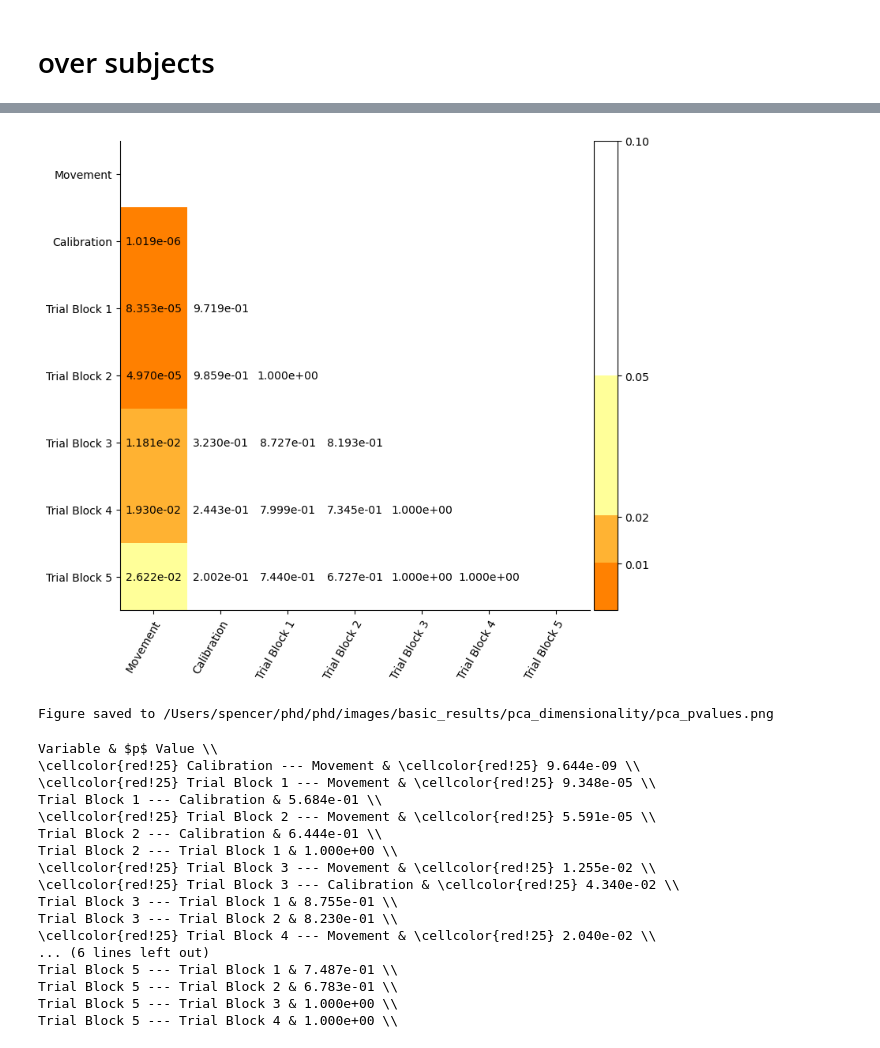
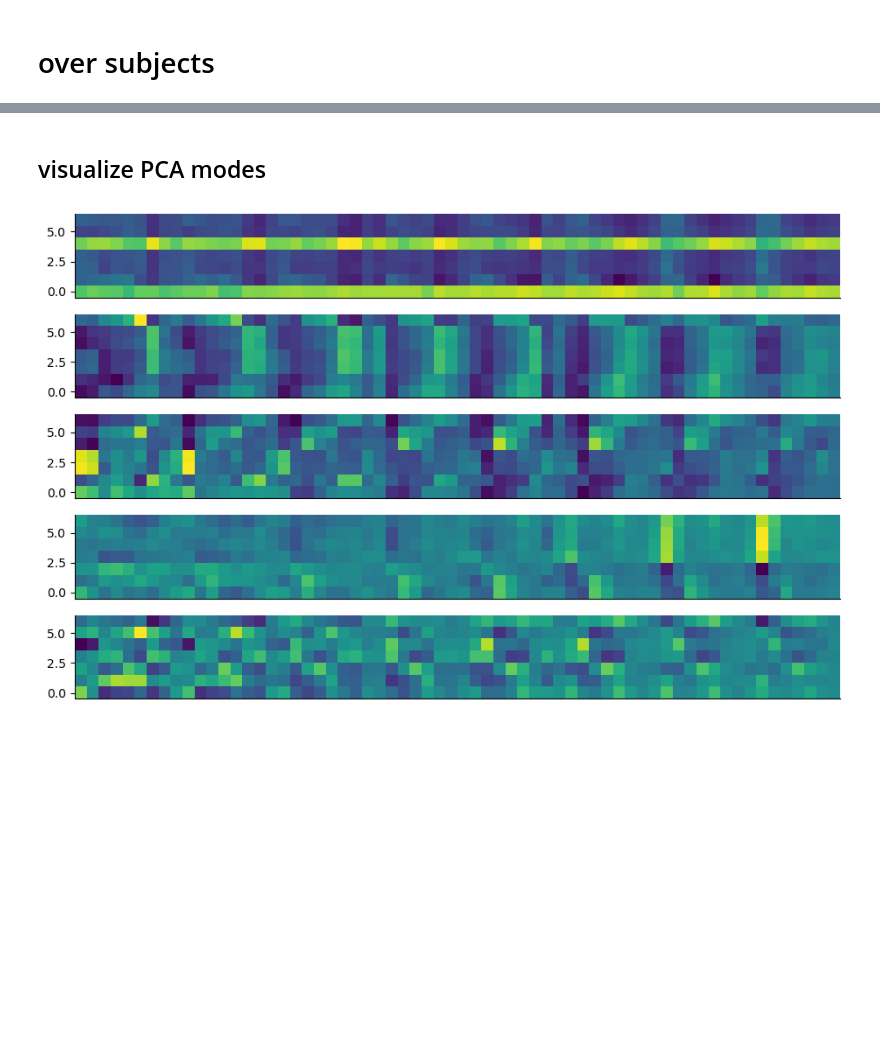
Before and after one commit to spewil/phd, a Jupyter notebook: analysis/notebooks/_basic_results/PCA_dimensionality.ipynb, the cells around one changed output, grey strips where cells are left out. Saved outputs shown, nothing was run; the diff lists cells and outputs as text; code cells hidden in the pictures; blank space fills up the shorter version.

```diff
--- a/analysis/notebooks/_basic_results/PCA_dimensionality.ipynb
+++ b/analysis/notebooks/_basic_results/PCA_dimensionality.ipynb
@@ -155,37 +173,34 @@ result = tukey_hsd(*(np.array(top_svs).T))
-# %%
-pvalue_array_fig, _ = plot.annotated_heatmap(result.pvalue,labels,labels)
-# %% [output]
-[figure, removed]
-# %%
-plot.save_figure(pvalue_array_fig, "pca_pvalues",image_path,format="png")
-# %% [output]
-Figure saved to /Users/spencer/phd/phd/images/basic_results/pca_dimensionality/pca_pvalues.png
-# %%
-indices = list(zip(*np.tril_indices(7)))
-pvalues =  np.array(result.pvalue)
-print("Variable & $p$ Value \\\\")
-for idx in indices:
-    val = pvalues[idx[0],idx[1]]
-    if idx[0] != idx[1]:
-        if val < 0.05:
-            print("\cellcolor{red!25}", labels[idx[0]], "---", labels[idx[1]], "&", "\cellcolor{red!25}", plot.format_scientific(val),"\\\\")
-        else:
-            print(labels[idx[0]], "---", labels[idx[1]], "&", plot.format_scientific(val),"\\\\")
-# %% [output]
-Variable & $p$ Value \\
-\cellcolor{red!25} Calibration --- Movement & \cellcolor{red!25} 9.644e-09 \\
-\cellcolor{red!25} Trial Block 1 --- Movement & \cellcolor{red!25} 9.348e-05 \\
-Trial Block 1 --- Calibration & 5.684e-01 \\
-\cellcolor{red!25} Trial Block 2 --- Movement & \cellcolor{red!25} 5.591e-05 \\
-Trial Block 2 --- Calibration & 6.444e-01 \\
-Trial Block 2 --- Trial Block 1 & 1.000e+00 \\
-\cellcolor{red!25} Trial Block 3 --- Movement & \cellcolor{red!25} 1.255e-02 \\
-\cellcolor{red!25} Trial Block 3 --- Calibration & \cellcolor{red!25} 4.340e-02 \\
-Trial Block 3 --- Trial Block 1 & 8.755e-01 \\
-Trial Block 3 --- Trial Block 2 & 8.230e-01 \\
-\cellcolor{red!25} Trial Block 4 --- Movement & \cellcolor{red!25} 2.040e-02 \\
-... (6 lines left out)
-Trial Block 5 --- Trial Block 1 & 7.487e-01 \\
-Trial Block 5 --- Trial Block 2 & 6.783e-01 \\
-Trial Block 5 --- Trial Block 3 & 1.000e+00 \\
-Trial Block 5 --- Trial Block 4 & 1.000e+00 \\
+# %% [markdown]
+## visualize PCA modes
+# %%
+subject_idx = 24
+chunk_indices = list(zip(np.arange(0,45,9),np.arange(9,46,9)))
+
+movement_stack = np.load("../subject_filtered_movement_stacks.npy")[subject_idx]
+calibration_stack = np.load("../subject_filtered_calibration_stacks.npy")[subject_idx]
+trial_stack = np.load(f"../filtered_stacks/filtered_stack_{subject_idx}.npy")
+
+movement_samples = analysis.remove_nan_rows(movement_stack.transpose(0,1,3,2).reshape(-1,64))
+calibration_samples = analysis.remove_nan_rows(calibration_stack.transpose(0,1,3,2).reshape(-1,64))
+
+trial_chunks = []
+for start, end in chunk_indices:
+    s = trial_stack.transpose(0,1,3,2)[start:end].reshape(-1,64)
+    ns = analysis.remove_nan_rows(s)
+    trial_chunks.append(ns)
+
+# with log
+movement_pca = PCA().fit(analysis.log_emg_data(movement_samples))
+calibration_pca = PCA().fit(analysis.log_emg_data(calibration_samples))
+chunk_pcas = []
+for chunk in trial_chunks:
+    chunk_pcas.append(PCA().fit(analysis.log_emg_data(chunk)))
+# %%
+N = 5
+fig, axes = plt.subplots(N,1)
+for i in range(N):
+    comps = np.concatenate([movement_pca.components_[i].reshape(1,64),calibration_pca.components_[i].reshape(1,64)] + [c.components_[i].reshape(1,64) for c in chunk_pcas])
+    axes[i].imshow(comps,origin="lower")
+    axes[i].set_xticks([])
+# %% [output]
+[figure, added]
```
Also changed, not shown: parts of 7 cells of this notebook, 25 other files.
